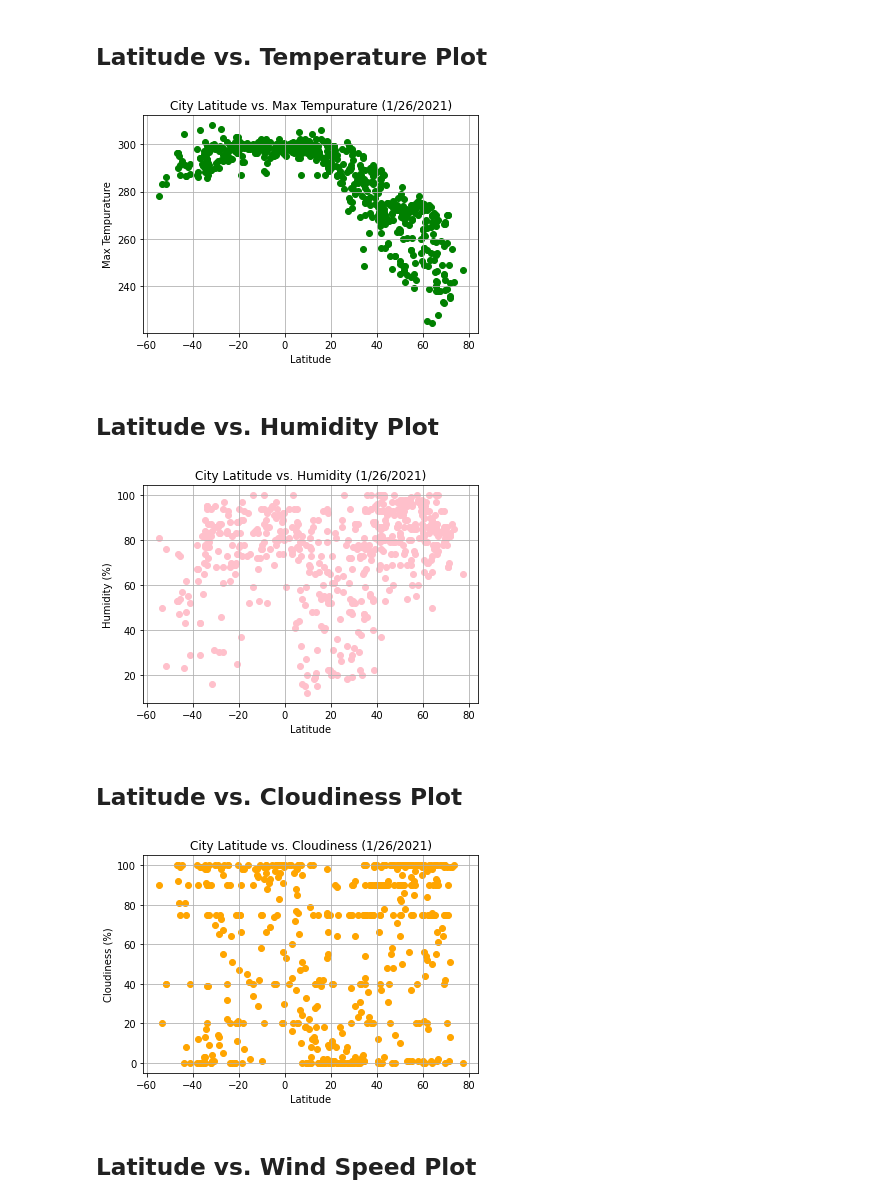
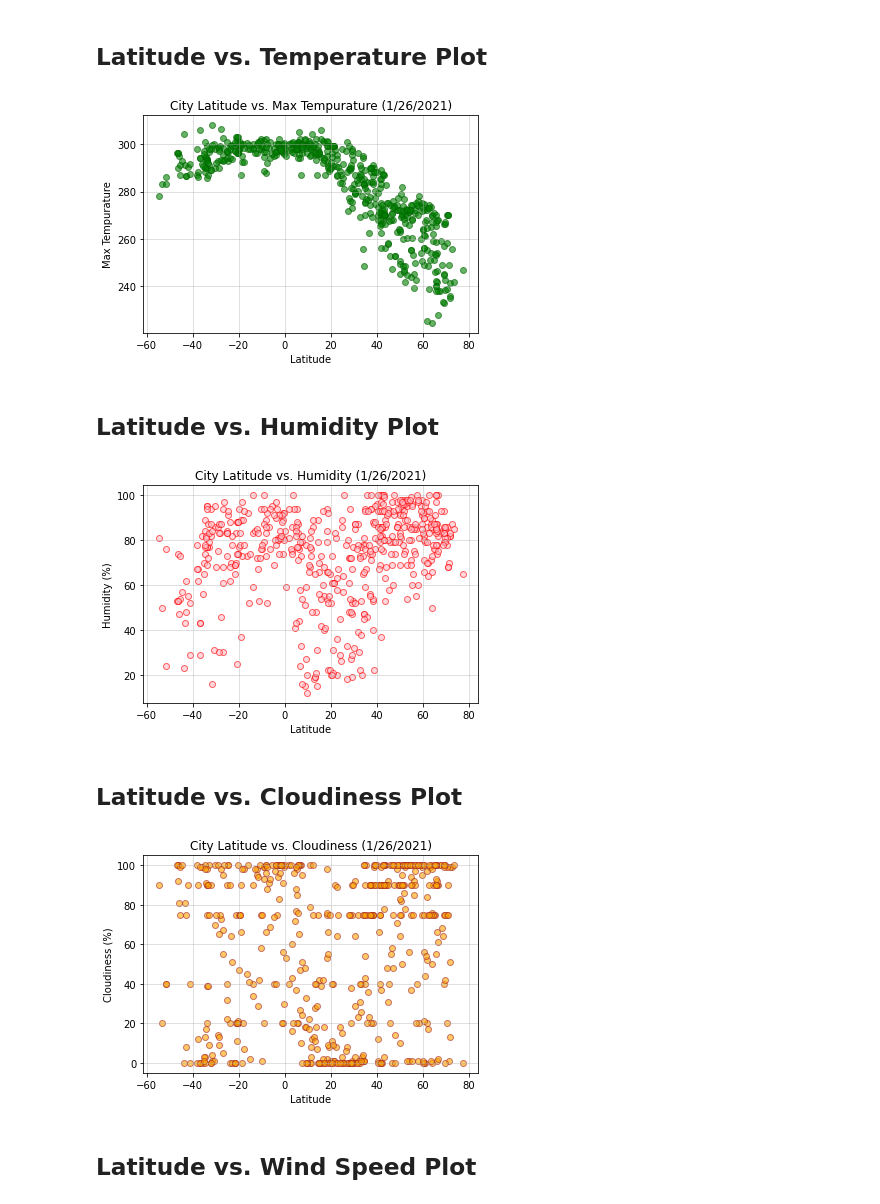
Before and after one commit to andrewneher/python-api-challenge, a Jupyter notebook: WeatherPy/ANeher_WeatherPy.ipynb, the cells around one changed output. Drawn from its saved outputs; the diff is of its cells as text; code cells hidden in the pictures.

Commit message:
Graphs in WeatherPy

```diff
--- a/WeatherPy/ANeher_WeatherPy.ipynb
+++ b/WeatherPy/ANeher_WeatherPy.ipynb
@@ -172,33 +169,36 @@ Skip this step if there are no cities that have humidity > 100%.
 # %% [markdown]
 ## Latitude vs. Temperature Plot
 # %%
-plt.scatter(city_df['lat'], city_df['max_temp'], color="g")
+plt.scatter(city_df['lat'], city_df['max_temp'], color="g", alpha = .6, edgecolors='darkgreen')
 plt.xlabel("Latitude")
 plt.ylabel("Max Tempurature")
 plt.title("City Latitude vs. Max Tempurature (1/26/2021)")
-plt.grid(True)
+plt.grid(True, alpha=.5)
+plt.savefig('output_data/scatter_lat_tempurature.png')
 # %% [output]
-[figure, old version]
+[figure, new version]
 # %% [markdown]
 ## Latitude vs. Humidity Plot
 # %%
-plt.scatter(city_df['lat'], city_df['humidity'], color="pink")
+plt.scatter(city_df['lat'], city_df['humidity'], color="pink", alpha = .6, edgecolors='red')
 plt.xlabel("Latitude")
 plt.ylabel("Humidity (%)")
 plt.title("City Latitude vs. Humidity (1/26/2021)")
-plt.grid(True)
+plt.grid(True, alpha=.5)
+plt.savefig('output_data/scatter_lat_humidity.png')
 # %% [output]
-[figure, old version]
+[figure, new version]
 # %% [markdown]
 ## Latitude vs. Cloudiness Plot
 # %%
-plt.scatter(city_df['lat'], city_df['clouds'], color="orange")
+plt.scatter(city_df['lat'], city_df['clouds'], color="orange", alpha = .6, edgecolors='brown')
 plt.xlabel("Latitude")
 plt.ylabel("Cloudiness (%)")
 plt.title("City Latitude vs. Cloudiness (1/26/2021)")
-plt.grid(True)
+plt.grid(True, alpha=.5)
+plt.savefig('output_data/scatter_lat_clouds.png')
 # %% [output]
-[figure, old version]
+[figure, new version]
 # %% [markdown]
 ## Latitude vs. Wind Speed Plot
 # %%
```
Also changed, not shown: parts of 28 cells of this notebook, 12 other files.
